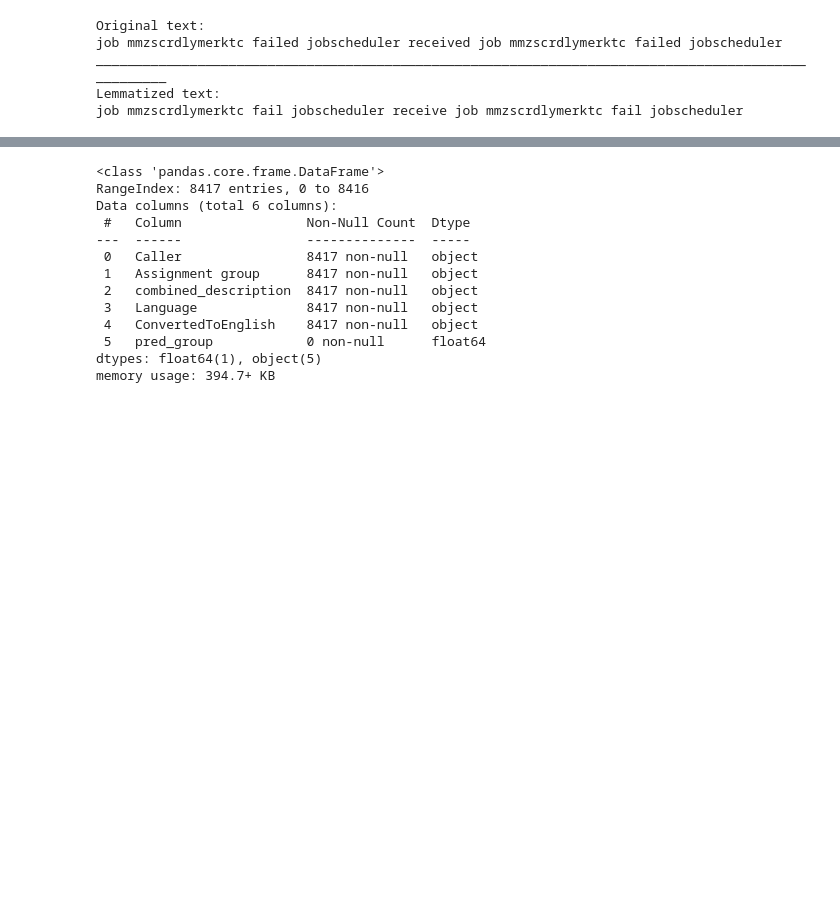
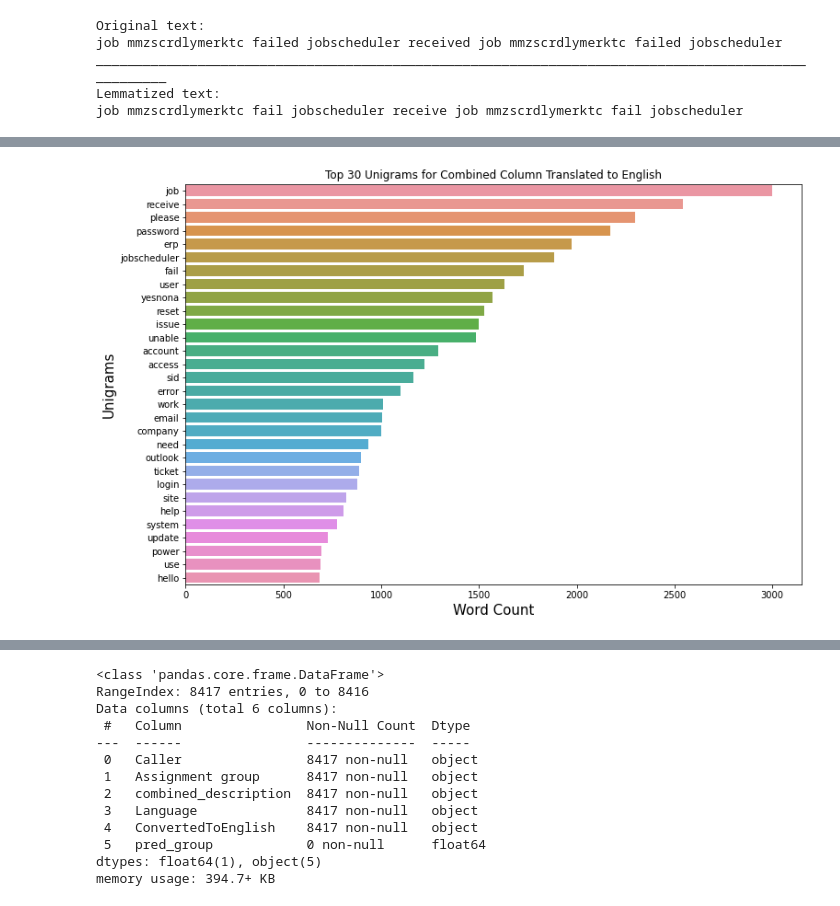
Before and after one commit to pbhuch/GL_DecA_G4_NLP1, a Jupyter notebook: GL_DecA_G4_NLP1.ipynb, the cells around one changed output, grey strips where cells are left out. Cells and saved outputs as stored; diff of their text form; code cells hidden in the pictures; blank space fills up the shorter version.

```diff
--- a/GL_DecA_G4_NLP1.ipynb
+++ b/GL_DecA_G4_NLP1.ipynb
@@ -701,0 +728,16 @@ df_ML.to_csv("dataset_Cleaned_Translated_StopWords_Lemmatized.csv")
+# %%
+#ngram function
+def ngram_extractor(text, n_gram):
+    token = [token for token in text.lower().split(" ") if token != "" if token not in STOPWORDS]
+    ngrams = zip(*[token[i:] for i in range(n_gram)])
+    return [" ".join(ngram) for ngram in ngrams]
+
+# Function to generate a dataframe with n_gram and top max_row frequencies
+def generate_ngrams(df, n_gram, max_row):
+    temp_dict = defaultdict(int)
+    for question in df:
+        for word in ngram_extractor(question, n_gram):
+            temp_dict[word] += 1
+    temp_df = pd.DataFrame(sorted(temp_dict.items(), key=lambda x: x[1])[::-1]).head(max_row)
+    temp_df.columns = ["word", "wordcount"]
+    return temp_df
@@ -701,0 +774,13 @@ df_ML.to_csv("dataset_Cleaned_Translated_StopWords_Lemmatized.csv")
+# %%
+#generate unigram
+ans_unigram = generate_ngrams(desc_cleaned, 1, 30)
+# %%
+#generate barplot for unigram
+plt.figure(figsize=(12,8))
+sns.barplot(ans_unigram["wordcount"],ans_unigram["word"])
+plt.xlabel("Word Count", fontsize=15)
+plt.ylabel("Unigrams", fontsize=15)
+plt.title("Top 30 Unigrams for Combined Column Translated to English")
+plt.show()
+# %% [output]
+[figure, added]
```
Also changed, not shown: parts of 23 cells of this notebook.
